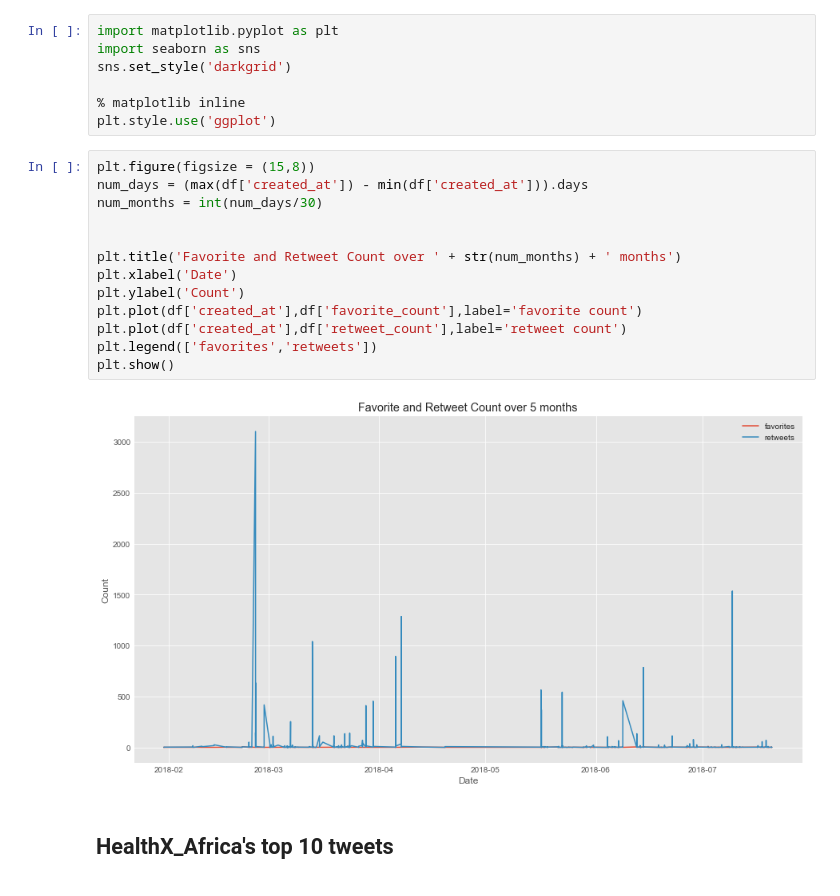
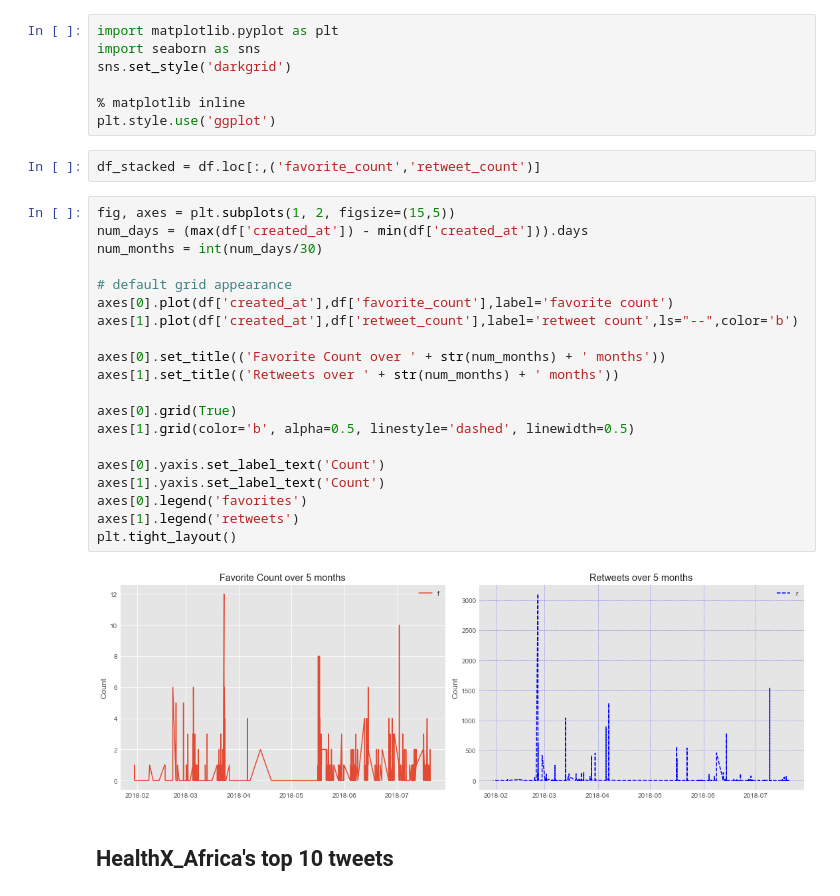
Before and after one commit to 4bic/text_analysis, a Jupyter notebook: healthX_twitter_analysis.ipynb, the cells around one changed output. Drawn from its saved outputs; the diff is of its cells as text.

```diff
--- a/healthX_twitter_analysis.ipynb
+++ b/healthX_twitter_analysis.ipynb
@@ -56,21 +56,30 @@ sns.set_style('darkgrid')
 
 % matplotlib inline
 plt.style.use('ggplot')
-# %%
-plt.figure(figsize = (15,8))
-num_days = (max(df['created_at']) - min(df['created_at'])).days
-num_months = int(num_days/30)
-
-
-plt.title('Favorite and Retweet Count over ' + str(num_months) + ' months')
-plt.xlabel('Date')
-plt.ylabel('Count')
-plt.plot(df['created_at'],df['favorite_count'],label='favorite count')
-plt.plot(df['created_at'],df['retweet_count'],label='retweet count')
-plt.legend(['favorites','retweets'])
-plt.show()
-# %% [output]
-[figure, removed]
+# %%
+df_stacked = df.loc[:,('favorite_count','retweet_count')]
+# %%
+fig, axes = plt.subplots(1, 2, figsize=(15,5))
+num_days = (max(df['created_at']) - min(df['created_at'])).days
+num_months = int(num_days/30)
+
+# default grid appearance
+axes[0].plot(df['created_at'],df['favorite_count'],label='favorite count')
+axes[1].plot(df['created_at'],df['retweet_count'],label='retweet count',ls="--",color='b')
+
+axes[0].set_title(('Favorite Count over ' + str(num_months) + ' months'))
+axes[1].set_title(('Retweets over ' + str(num_months) + ' months'))
+
+axes[0].grid(True)
+axes[1].grid(color='b', alpha=0.5, linestyle='dashed', linewidth=0.5)
+
+axes[0].yaxis.set_label_text('Count')
+axes[1].yaxis.set_label_text('Count')
+axes[0].legend('favorites')
+axes[1].legend('retweets')
+plt.tight_layout()
+# %% [output]
+[figure, added]
 # %% [markdown]
 ## HealthX_Africa's top 10 tweets
 # %%
```
Also changed, not shown: parts of 6 cells of this notebook.
